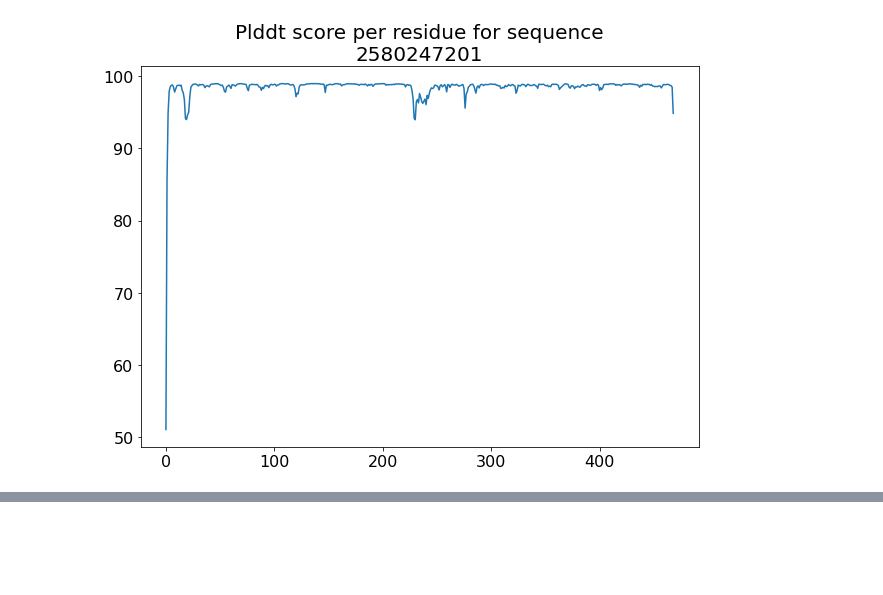
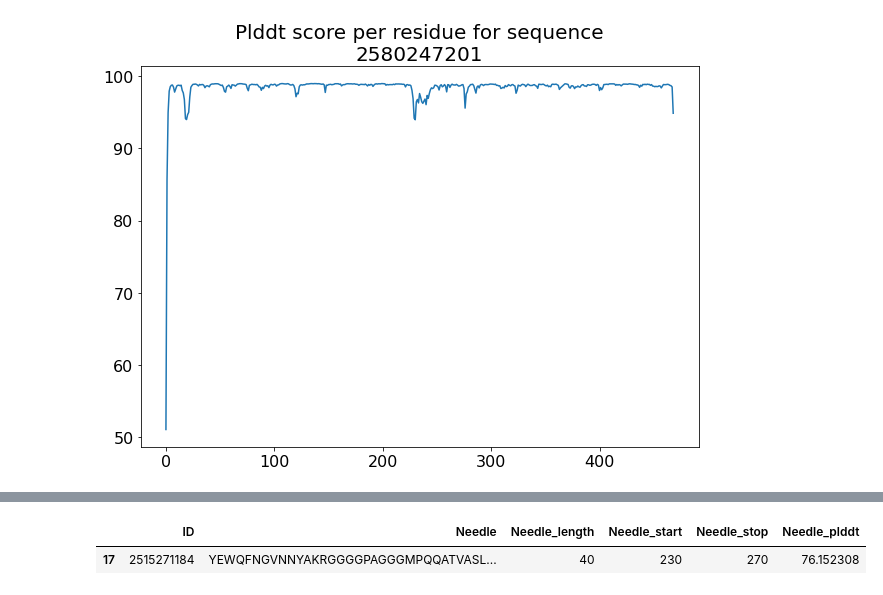
Before and after one commit to Umbriona/CbTan, a Jupyter notebook: Alphafold_model.ipynb, the cells around one changed output, grey strips where cells are left out. Drawn from its saved outputs; the diff is of its cells as text; code cells hidden in the pictures; blank space fills up the shorter version.

```diff
--- a/Alphafold_model.ipynb
+++ b/Alphafold_model.ipynb
@@ -205,0 +133,7 @@ len("YEWQFNGINDWHRYQPVAGTTKNGRPKFEPVSGQLTVE")
+# %%
+## Get IDs with Needle plddt under 70
+
+new_df.loc[new_df["Needle_plddt"] < 80]
+# %% [output]
+|  | ID | Needle | Needle_length | Needle_start | Needle_stop | Needle_plddt |
+| 17 | 2515271184 | YEWQFNGVNNYAKRGGGGPAGGGMPQQATVASL... | 40 | 230 | 270 | 76.152308 |
```
Also changed, not shown: parts of 10 cells of this notebook.
